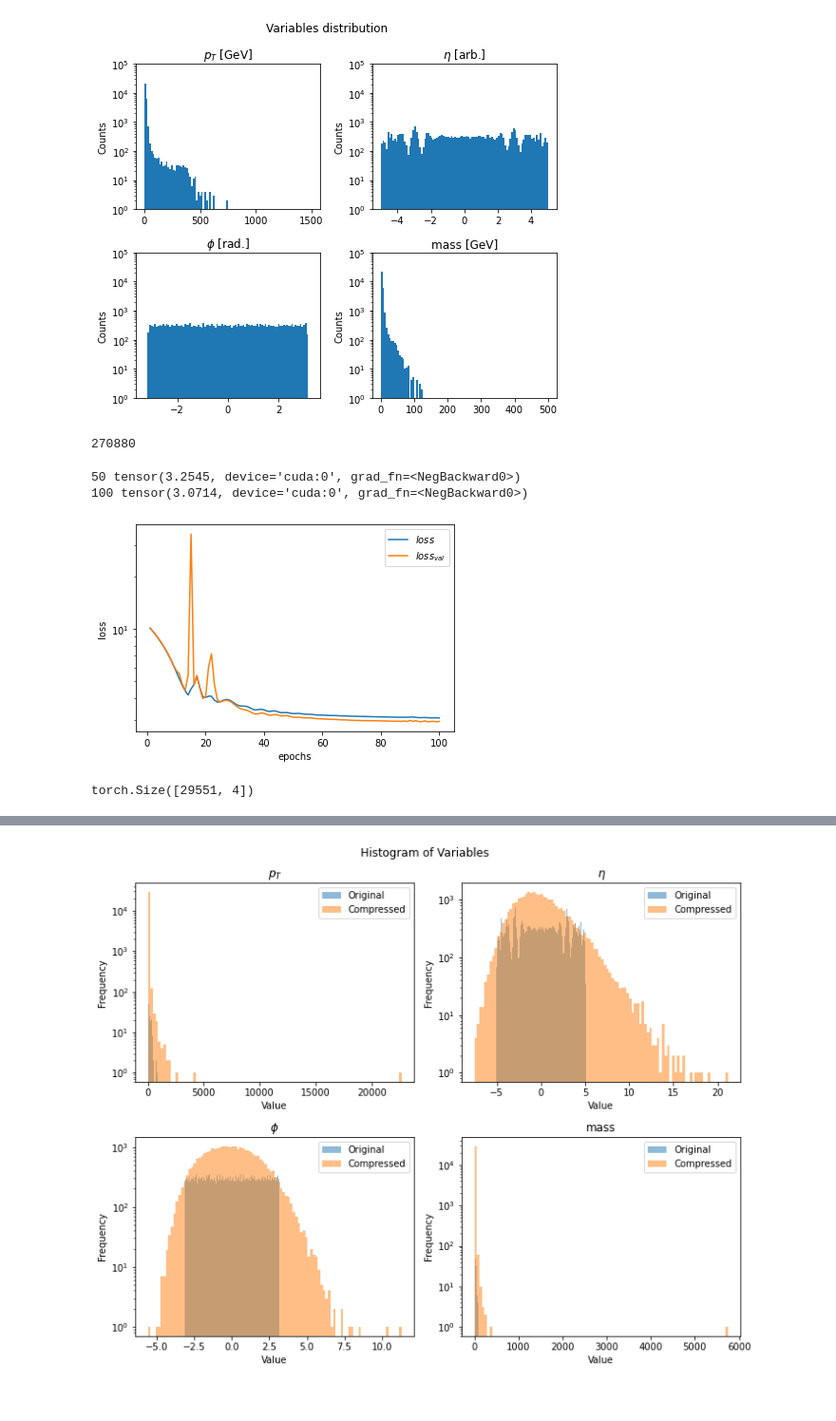
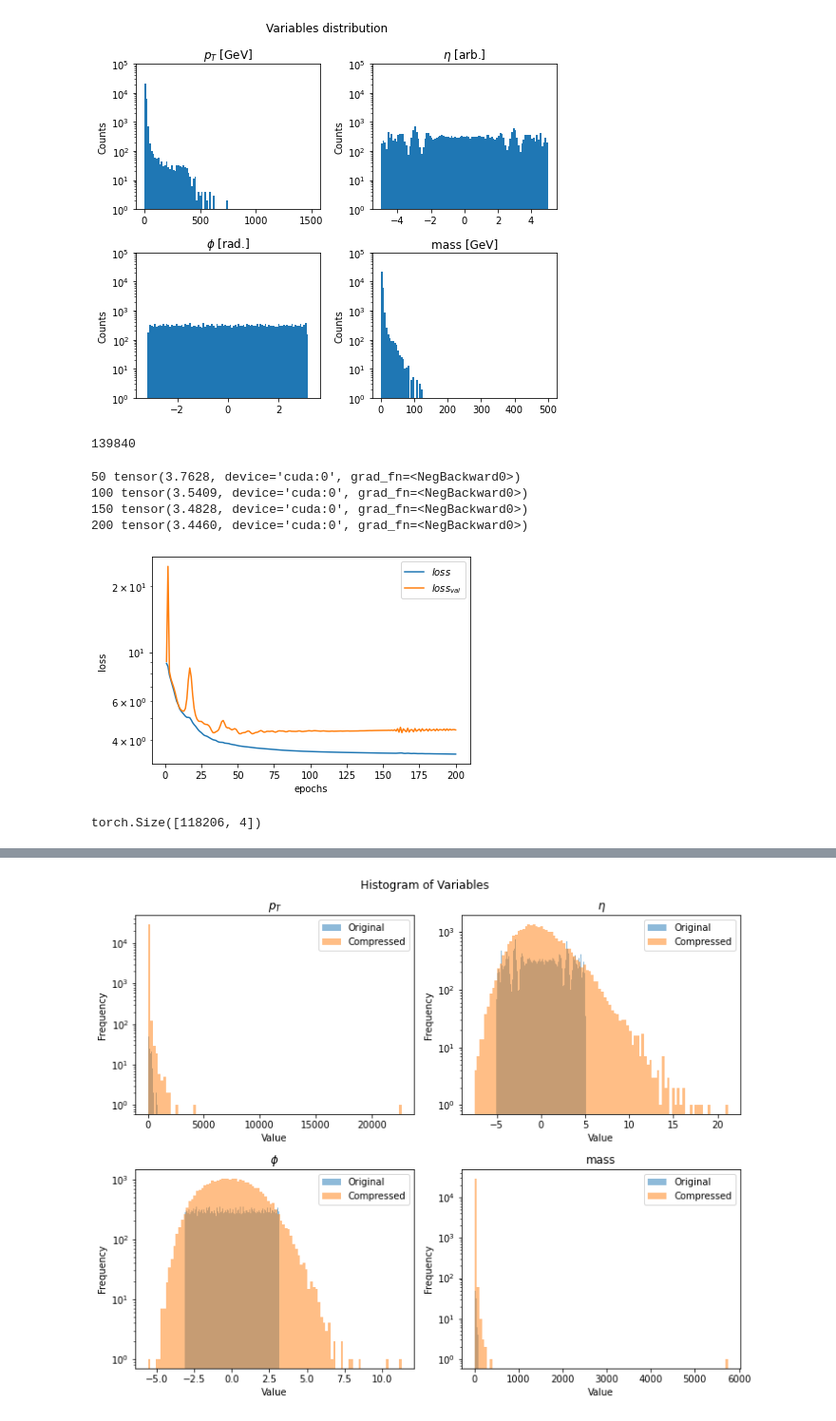
Before and after one commit to igordt/CMEPDA, a Jupyter notebook: Originale.ipynb, the cells around one changed output, grey strips where cells are left out. Shown at 95% size. Cells and saved outputs as stored; diff of their text form; code cells hidden in the pictures.

```diff
--- a/Originale.ipynb
+++ b/Originale.ipynb
@@ -90,7 +86,8 @@ print(L)
 # %% [output]
 472827
 # %%
-x = x[:int(L/16),:]
+###LOG SU 0 E 3,STD SU TUTTE E QUATTRO LE FEATURES E QUANTILE SU 1,2
+x = x[:int(L/4),:] #da mettere al massimo a 8 in colab
 xval = xval[:len(x),:]
 
 num_features = 4
@@ -105,16 +102,26 @@ for i in range(0,num_features,1):
 xtr = np.copy(x)
 xtrval = np.copy(xval)
 
-#we shift so as to avoid applying the logarithm to numbers in (0,1), log per smussare i picchi
-xtr = np.log(10 + x)
-#standardization of the dataset
+
+xtr[:,0] = np.log(10 + x[:,0])
+xtrval[:,0] = np.log(10 + xval[:,0])
+xtr[:,3] = np.log(10 + x[:,3])
+xtrval[:,3] = np.log(10 + xval[:,3])
+
 scaler = preprocessing.StandardScaler().fit(xtr)
 xtr = scaler.transform(xtr)
 
 
-xtrval = np.log(10 + xval)
-scaler = preprocessing.StandardScaler().fit(xtrval)
-xtrval = scaler.transform(xtrval)
+scaler_val = preprocessing.StandardScaler().fit(xtrval)
+xtrval = scaler_val.transform(xtrval)
+
+
+quantile = preprocessing.QuantileTransformer(n_quantiles=10000,output_distribution='normal').fit(xtr[:,1:3])
+xtr[:,1:3] = quantile.transform(xtr[:,1:3])
+
+
+quantile_val = preprocessing.QuantileTransformer(n_quantiles=10000,output_distribution='normal').fit(xtrval[:,1:3])
+xtrval[:,1:3] = quantile_val.transform(xtrval[:,1:3])
 
 xt = torch.tensor(xtr).to('cuda').float()
 xval = torch.tensor(xtrval).to('cuda').float()
@@ -192,7 +199,7 @@ fig.savefig('figures/Variables_distribution.pdf',dpi=190)
 # %% [output]
 [figure]
 # %%
-num_iterations = 4 #andrà messo a 8 su colab
+num_iterations = 8 #andrà messo a 8 su colab
 num_features=4 #just for testing
 
 base_dist = StandardNormal(shape=[num_features])
@@ -200,7 +207,7 @@ base_dist = StandardNormal(shape=[num_features])
 transforms = []
 for _ in range(num_iterations):
   transforms.append(ReversePermutation(features=num_features))
-  transforms.append(MaskedAffineAutoregressiveTransform(features=num_features,hidden_features=128))
+  transforms.append(MaskedAffineAutoregressiveTransform(features=num_features,hidden_features=64))
 
 transform = CompositeTransform(transforms)
 
@@ -211,39 +218,47 @@ optimizer = optim.Adam(flow.parameters())
 
 flow = flow.to('cuda')
 # %% [output]
-270880
+139840
 # %%
-num_iter = 100 #andrà messo a 10000 su colab
+num_iter = 200 #andrà messo a 10000 su colab
 
 figloss=plt.figure()
 loss_values = []
 loss_validation = []
 for i in range(num_iter):
   optimizer.zero_grad()
   loss = -flow.log_prob(inputs=xt).mean()
   loss_val = -flow.log_prob(inputs=xval).mean()
   loss.backward()
   optimizer.step()
   loss_values.append(loss.cpu().detach().numpy())
   loss_validation.append(loss_val.cpu().detach().numpy())
   if (i+1) % 50 == 0:
     print(i+1,loss)
 
 plt.plot(range(1, num_iter+1), loss_values, label='$loss$')
 plt.plot(range(1, num_iter+1), loss_validation,label='$loss_{val}$')
 plt.xlabel('epochs')
 plt.ylabel('loss')
 plt.yscale('log')
 plt.legend()
 plt.show()
 figloss.savefig('figures/Loss_comparison.pdf',dpi=190)
 # %% [output]
-50 tensor(3.2545, device='cuda:0', grad_fn=<NegBackward0>)
-100 tensor(3.0714, device='cuda:0', grad_fn=<NegBackward0>)
+50 tensor(3.7628, device='cuda:0', grad_fn=<NegBackward0>)
+100 tensor(3.5409, device='cuda:0', grad_fn=<NegBackward0>)
+150 tensor(3.4828, device='cuda:0', grad_fn=<NegBackward0>)
+200 tensor(3.4460, device='cuda:0', grad_fn=<NegBackward0>)
-[figure, old version]
+[figure, new version]
 # %%
 sample = flow.sample(int(len(x)))
 print(sample.shape)
 sample = sample.cpu().detach().numpy()
+
+sample[:,0:3] = quantile.inverse_transform(sample[:,0:3])
+sample = scaler.inverse_transform(sample)
+sample[:,0] = np.exp(sample[:,0]) - 10
+sample[:,3] = np.exp(sample[:,3]) - 10
+#function(data,range_log, range_std, range_quantile,direction)
 # %% [output]
-torch.Size([29551, 4])
+torch.Size([118206, 4])
```
Also changed, not shown: parts of 10 cells of this notebook, 7 other files.
